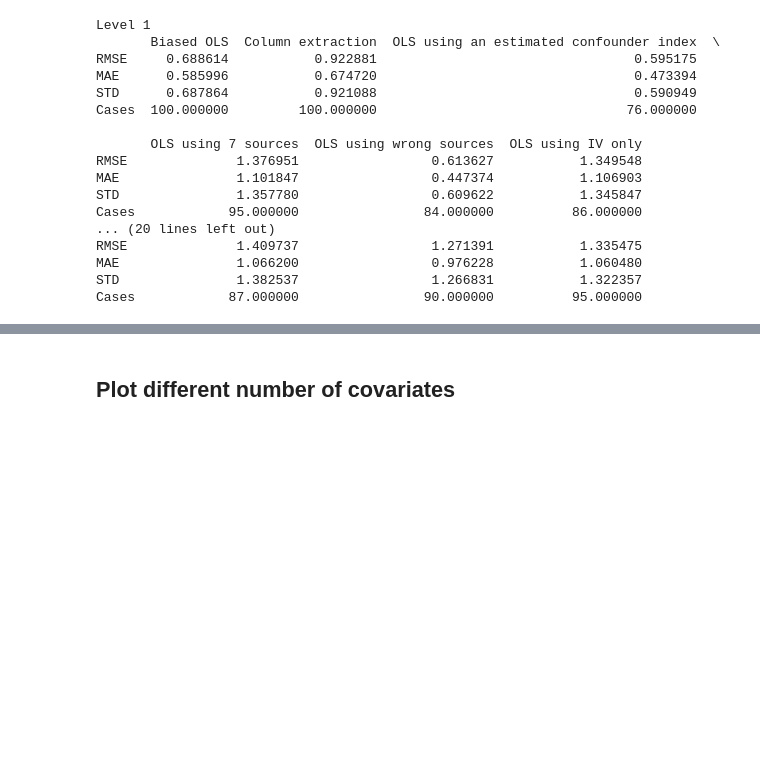
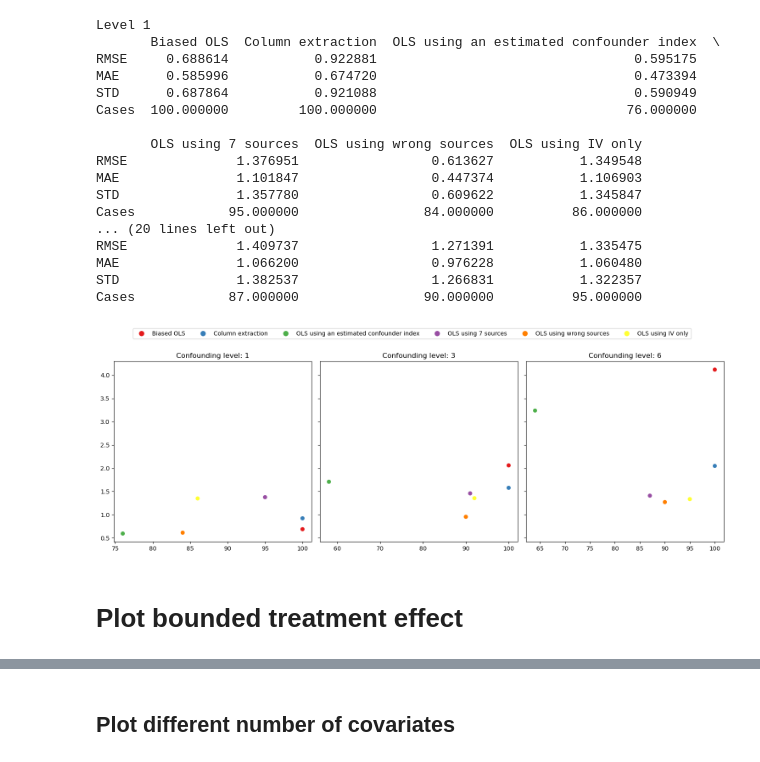
Before and after one commit to malo4300/ICA_IV_simulations, a Jupyter notebook: plots/plot_error_distribution.ipynb, the cells around one changed output, grey strips where cells are left out. Saved outputs shown, nothing was run; the diff lists cells and outputs as text; code cells hidden in the pictures; blank space fills up the shorter version.

```diff
--- a/plots/plot_error_distribution.ipynb
+++ b/plots/plot_error_distribution.ipynb
@@ -89,3 +88,9 @@ RMSE              1.409737                 1.271391           1.335475
 MAE               1.066200                 0.976228           1.060480
 STD               1.382537                 1.266831           1.322357
 Cases            87.000000                90.000000          95.000000
+# %%
+plot_cases_vs_performance(method_summary, "rmse", "Confounding level")
+# %% [output]
+[figure, added]
+# %% [markdown]
+ # Plot bounded treatment effect
```
Also changed, not shown: parts of 7 cells of this notebook, 7 other files.
